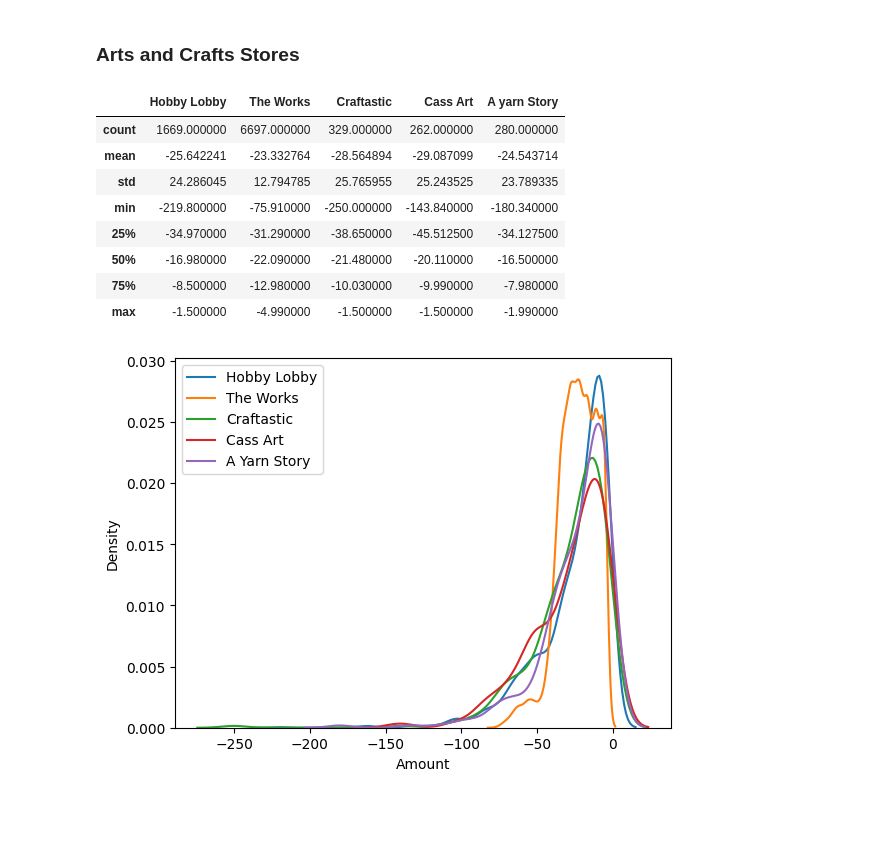
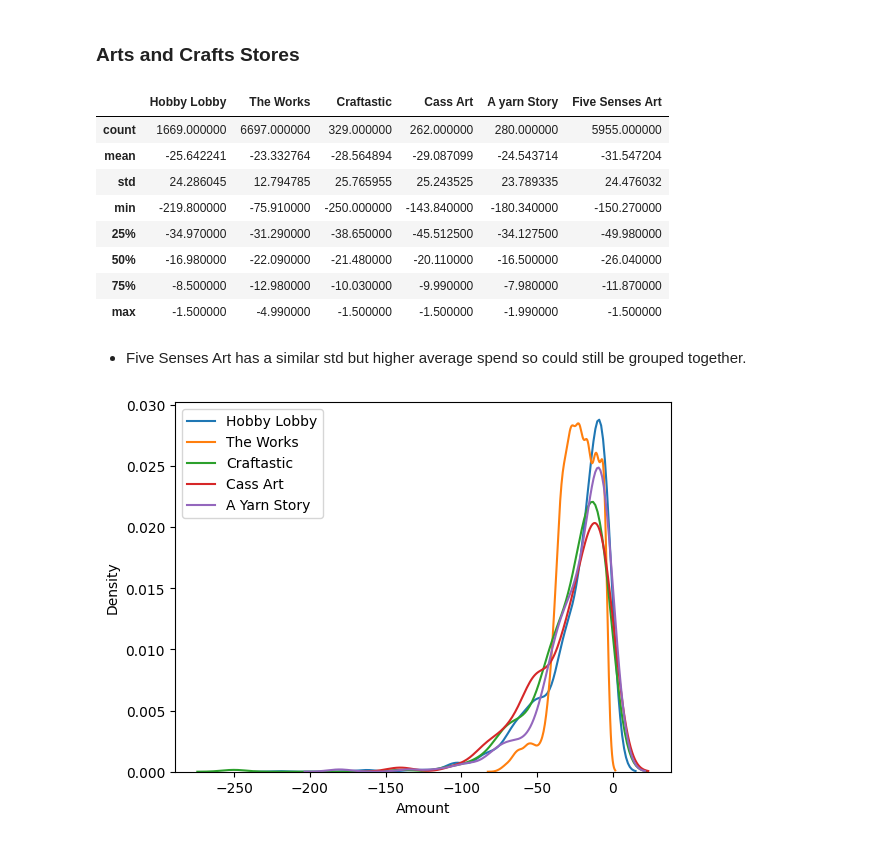
Before and after one commit to UoB-DSMP-2023-24/dsmp-2024-group-38, a Jupyter notebook: Dataset2_DJ_MerchantCategorisationVerification.ipynb, the cells around one changed output. Saved outputs shown, nothing was run; the diff lists cells and outputs as text; code cells hidden in the pictures; blank space fills up the shorter version.

Commit message:
investigated few more merchants

```diff
--- a/Dataset2_DJ_MerchantCategorisationVerification.ipynb
+++ b/Dataset2_DJ_MerchantCategorisationVerification.ipynb
@@ -297,29 +317,33 @@ online_shopping
 # %%
 hobby_lobby = merchant_transactions[merchant_transactions['Third Party Name'] == 'Hobby Lobby']
 the_works = merchant_transactions[merchant_transactions['Third Party Name'] == 'The Works']
 craftastic = merchant_transactions[merchant_transactions['Third Party Name'] == 'Craftastic']
 cass_art = merchant_transactions[merchant_transactions['Third Party Name'] == 'Cass Art']
 a_yarn_story = merchant_transactions[merchant_transactions['Third Party Name'] == 'A Yarn Story']
+five_senses_art = merchant_transactions[merchant_transactions['Third Party Name'] == 'Five Senses Art']
 
 # concatenate describe() dataframes for all art and craft stores
 art_and_craft = pd.concat([hobby_lobby['Amount'].describe(),
                             the_works['Amount'].describe(),
                             craftastic['Amount'].describe(),
                             cass_art['Amount'].describe(),
-                            a_yarn_story['Amount'].describe()], axis=1)
-col_names = ['Hobby Lobby', 'The Works', 'Craftastic', 'Cass Art','A yarn Story']
+                            a_yarn_story['Amount'].describe(),
+                            five_senses_art['Amount'].describe()], axis=1)
+col_names = ['Hobby Lobby', 'The Works', 'Craftastic', 'Cass Art','A yarn Story','Five Senses Art']
 art_and_craft.columns = col_names
 art_and_craft
 # %% [output]
-|  | Hobby Lobby | The Works | Craftastic | Cass Art | A yarn Story |
-| count | 1669.000000 | 6697.000000 | 329.000000 | 262.000000 | 280.000000 |
-| mean | -25.642241 | -23.332764 | -28.564894 | -29.087099 | -24.543714 |
-| std | 24.286045 | 12.794785 | 25.765955 | 25.243525 | 23.789335 |
-| min | -219.800000 | -75.910000 | -250.000000 | -143.840000 | -180.340000 |
-| 25% | -34.970000 | -31.290000 | -38.650000 | -45.512500 | -34.127500 |
-| 50% | -16.980000 | -22.090000 | -21.480000 | -20.110000 | -16.500000 |
-| 75% | -8.500000 | -12.980000 | -10.030000 | -9.990000 | -7.980000 |
-| max | -1.500000 | -4.990000 | -1.500000 | -1.500000 | -1.990000 |
+|  | Hobby Lobby | The Works | Craftastic | Cass Art | A yarn Story | Five Senses Art |
+| count | 1669.000000 | 6697.000000 | 329.000000 | 262.000000 | 280.000000 | 5955.000000 |
+| mean | -25.642241 | -23.332764 | -28.564894 | -29.087099 | -24.543714 | -31.547204 |
+| std | 24.286045 | 12.794785 | 25.765955 | 25.243525 | 23.789335 | 24.476032 |
+| min | -219.800000 | -75.910000 | -250.000000 | -143.840000 | -180.340000 | -150.270000 |
+| 25% | -34.970000 | -31.290000 | -38.650000 | -45.512500 | -34.127500 | -49.980000 |
+| 50% | -16.980000 | -22.090000 | -21.480000 | -20.110000 | -16.500000 | -26.040000 |
+| 75% | -8.500000 | -12.980000 | -10.030000 | -9.990000 | -7.980000 | -11.870000 |
+| max | -1.500000 | -4.990000 | -1.500000 | -1.500000 | -1.990000 | -1.500000 |
+# %% [markdown]
+- Five Senses Art has a similar std but higher average spend so could still be grouped together.
 # %%
 
 #kde plot for all art and craft stores
```
Also changed, not shown: parts of 2 cells of this notebook.
